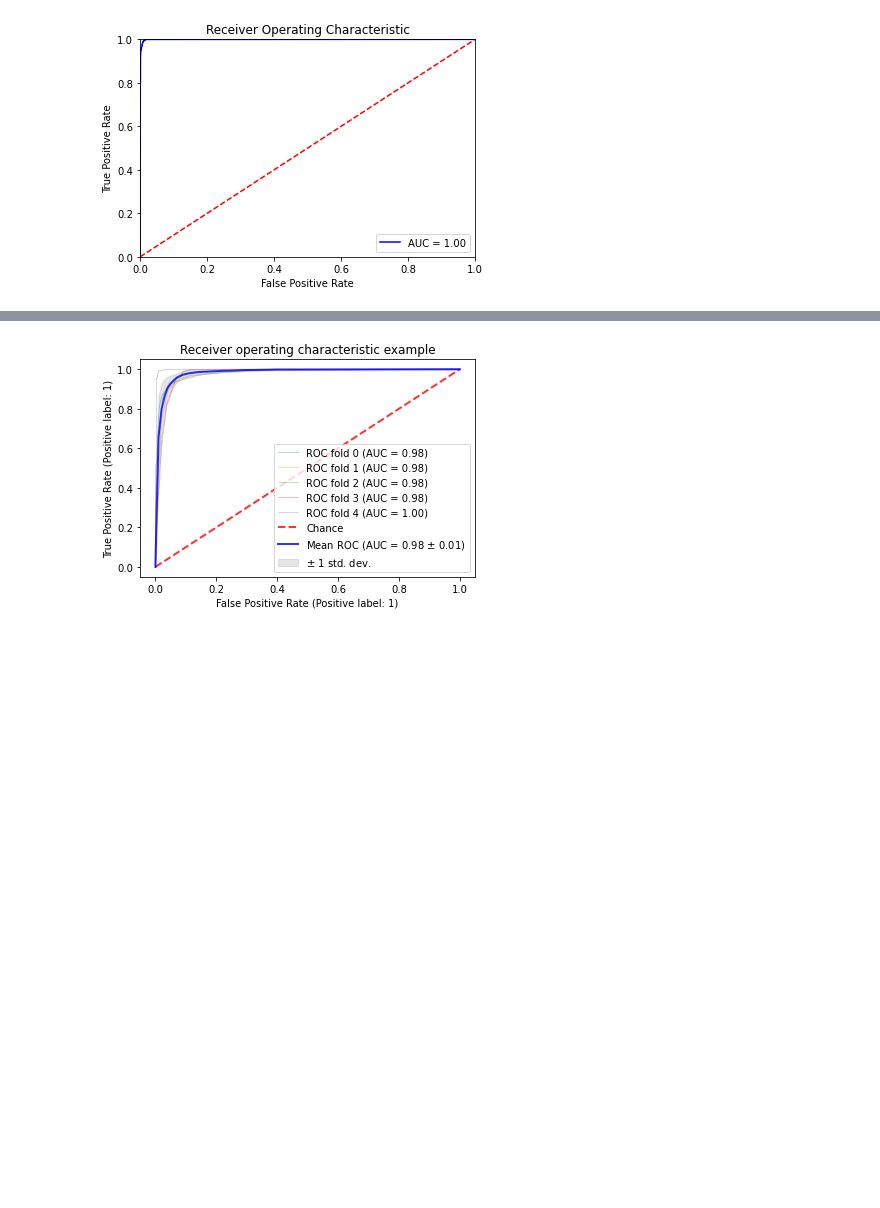
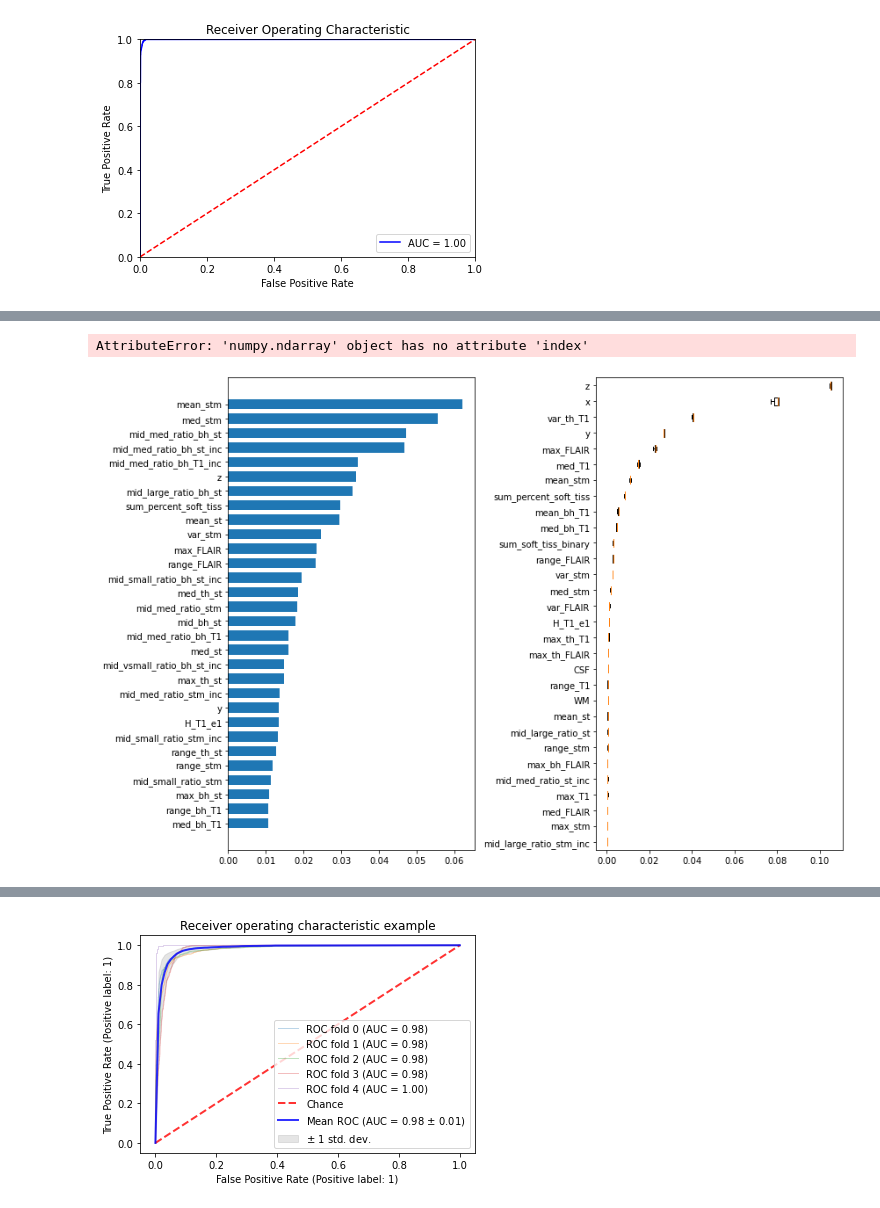
Before and after one commit to ellenwang1/ew-honoursthesis, a Jupyter notebook: Code/Untitled1.ipynb, the cells around one changed output, grey strips where cells are left out. Cells and saved outputs as stored; diff of their text form; code cells hidden in the pictures; blank space fills up the shorter version.

Commit message:
flair errors

```diff
--- a/Code/Untitled1.ipynb
+++ b/Code/Untitled1.ipynb
@@ -337,0 +354,25 @@ array([  0.5,   1.5,   2.5,   3.5,   4.5,   5.5,   6.5,   7.5,   8.5,
+# %%
+dataset_new.index.is_unique
+# %% [output]
+AttributeError: 'numpy.ndarray' object has no attribute 'index'
+# %%
+# Feature Importance
+result = permutation_importance(clf, dataset_pd, Y_train, n_repeats=3, random_state=42)
+perm_sorted_idx = result.importances_mean.argsort()
+
+tree_importance_sorted_idx = np.argsort(clf.feature_importances_)
+tree_indices = np.arange(0, len(clf.feature_importances_)) + 0.5
+
+fig, (ax1, ax2) = plt.subplots(1, 2, figsize=(12, 8))
+ax1.barh(tree_indices[-30:], clf.feature_importances_[tree_importance_sorted_idx][-30:], height=0.7)
+ax1.set_yticks(tree_indices[-30:])
+ax1.set_yticklabels(dataset_pd.columns[tree_importance_sorted_idx][-30:])
+ax2.boxplot(
+    result.importances[perm_sorted_idx][-30:].T,
+    vert=False,
+    labels=dataset_pd.columns[perm_sorted_idx][-30:],
+)
+fig.tight_layout()
+plt.show()
+# %% [output]
+[figure, added]
```
Also changed, not shown: parts of 22 cells of this notebook, 2 other files.
